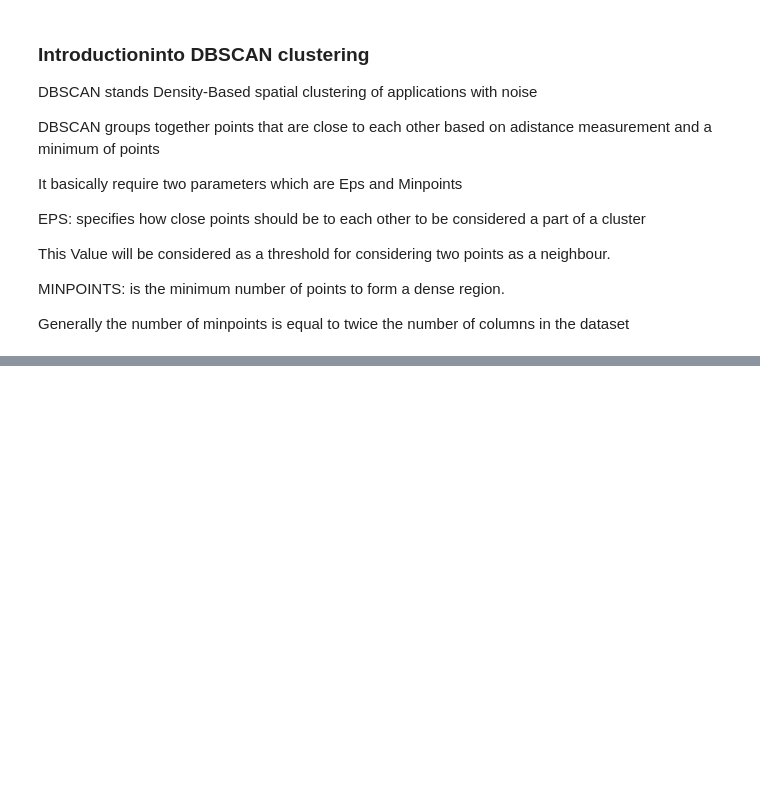
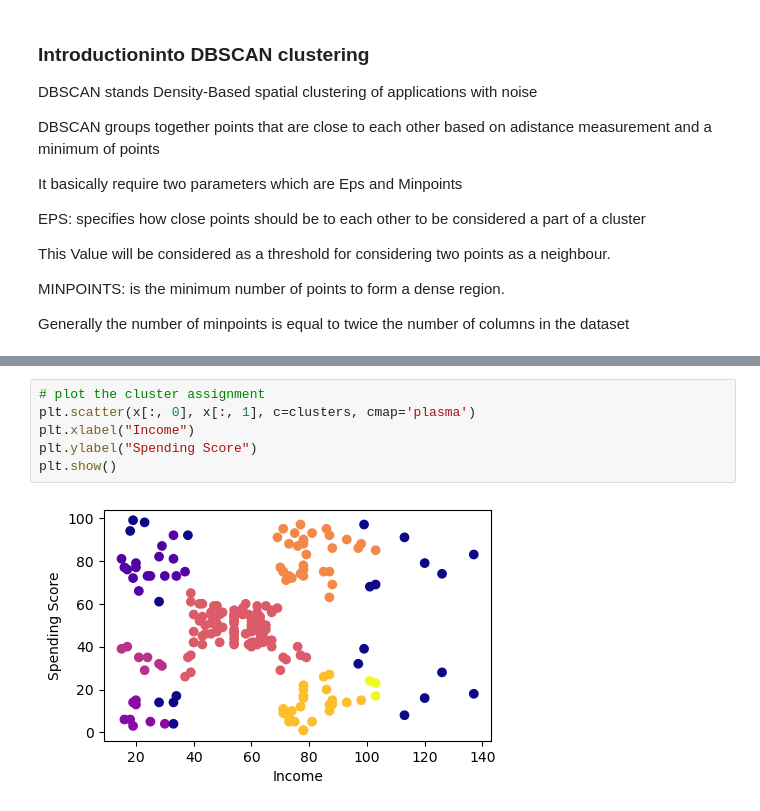
Before and after one commit to Lawal0abdulazeez/Unsupervised-ML-Note, a Jupyter notebook: Unsupervised Learning Note .ipynb, the cells around one changed output, grey strips where cells are left out. Saved outputs shown, nothing was run; the diff lists cells and outputs as text; blank space fills up the shorter version.

```diff
--- a/Unsupervised Learning Note .ipynb
+++ b/Unsupervised Learning Note .ipynb
@@ -415,0 +477,8 @@ Generally the number of minpoints is equal to twice the number of columns in the
+# %%
+# plot the cluster assignment
+plt.scatter(x[:, 0], x[:, 1], c=clusters, cmap='plasma')
+plt.xlabel("Income")
+plt.ylabel("Spending Score")
+plt.show()
+# %% [output]
+[figure, added]
```
Also changed, not shown: parts of 56 cells of this notebook, 1 other file.
